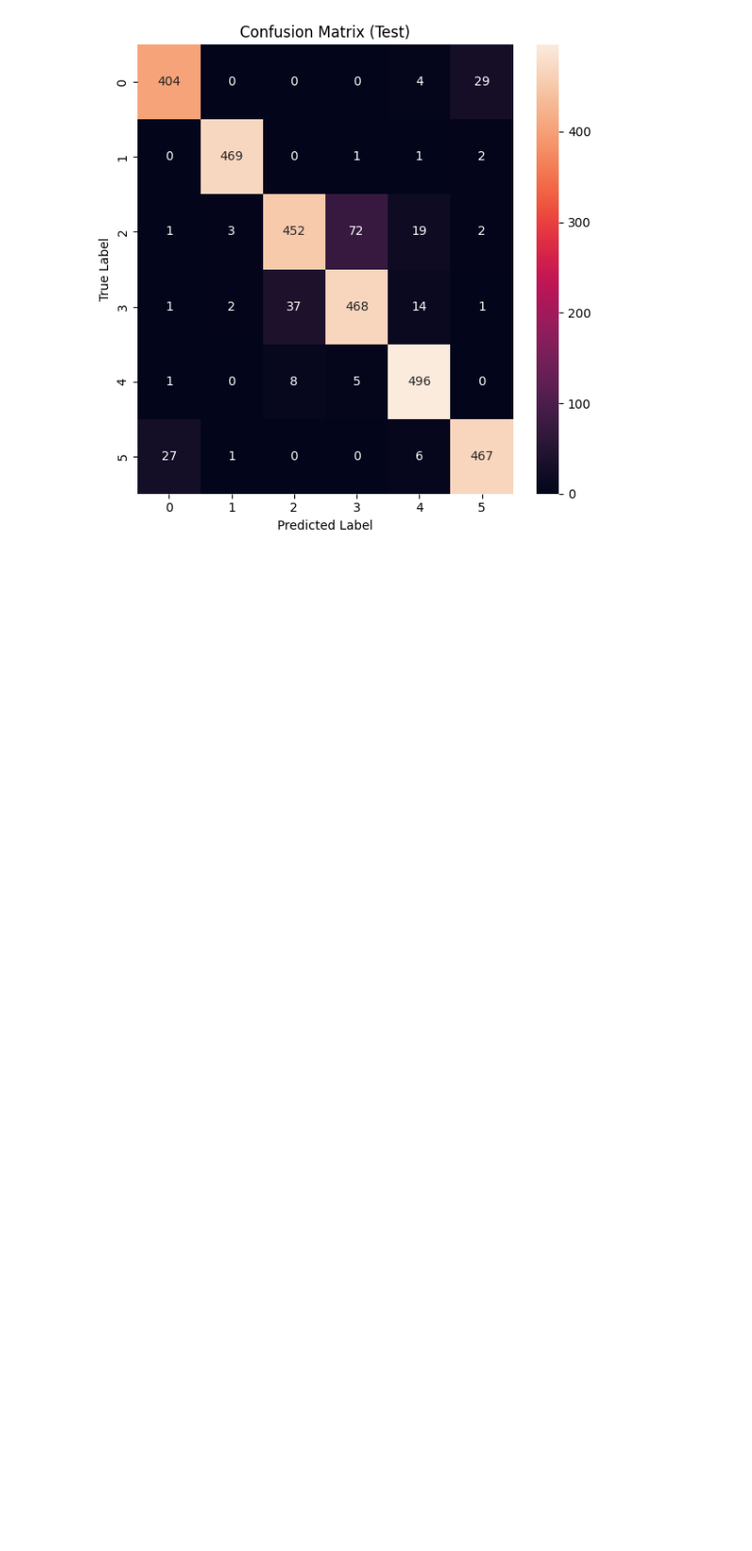
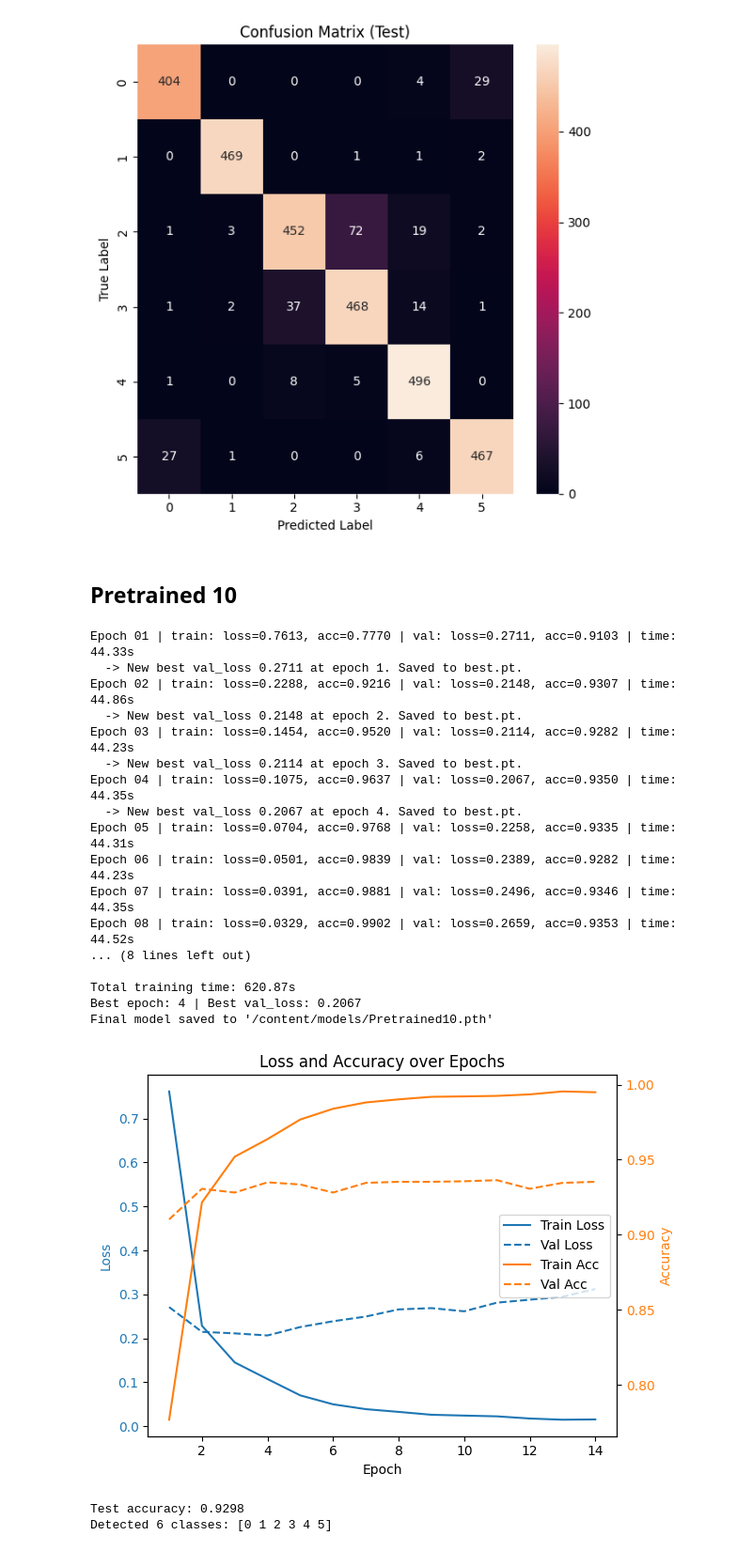
Before and after one commit to Tiromachelan/cnn-image-classification, a Jupyter notebook: HW3.ipynb, the cells around one changed output. Shown at 94% size. Drawn from its saved outputs; the diff is of its cells as text; code cells hidden in the pictures; blank space fills up the shorter version.

```diff
--- a/HW3.ipynb
+++ b/HW3.ipynb
@@ -1429,3 +1429,44 @@ Final model saved to '/content/models/Pretrained9.pth'
 Test accuracy: 0.9208
 Detected 6 classes: [0 1 2 3 4 5]
 [figure]
+# %% [markdown]
+## Pretrained 10
+# %%
+name = "Pretrained10"
+model = models.efficientnet_b0(weights=models.EfficientNet_B0_Weights.DEFAULT)
+
+num_features = model.classifier[1].in_features
+model.classifier[1] = nn.Linear(num_features, 6)
+
+optimizer = optim.Adam(model.parameters(), lr=0.0001)
+epochs = 100
+criterion = nn.CrossEntropyLoss()
+history = {
+    "train_loss": [], "train_acc": [],
+    "val_loss":   [], "val_acc":   []
+}
+
+model = model.to(device)
+train(name, model, optimizer, epochs, criterion, history)
+display_results("models/Pretrained10.pth", model)
+# %% [output]
+Epoch 01 | train: loss=0.7613, acc=0.7770 | val: loss=0.2711, acc=0.9103 | time: 44.33s
+  -> New best val_loss 0.2711 at epoch 1. Saved to best.pt.
+Epoch 02 | train: loss=0.2288, acc=0.9216 | val: loss=0.2148, acc=0.9307 | time: 44.86s
+  -> New best val_loss 0.2148 at epoch 2. Saved to best.pt.
+Epoch 03 | train: loss=0.1454, acc=0.9520 | val: loss=0.2114, acc=0.9282 | time: 44.23s
+  -> New best val_loss 0.2114 at epoch 3. Saved to best.pt.
+Epoch 04 | train: loss=0.1075, acc=0.9637 | val: loss=0.2067, acc=0.9350 | time: 44.35s
+  -> New best val_loss 0.2067 at epoch 4. Saved to best.pt.
+Epoch 05 | train: loss=0.0704, acc=0.9768 | val: loss=0.2258, acc=0.9335 | time: 44.31s
+Epoch 06 | train: loss=0.0501, acc=0.9839 | val: loss=0.2389, acc=0.9282 | time: 44.23s
+Epoch 07 | train: loss=0.0391, acc=0.9881 | val: loss=0.2496, acc=0.9346 | time: 44.35s
+Epoch 08 | train: loss=0.0329, acc=0.9902 | val: loss=0.2659, acc=0.9353 | time: 44.52s
+... (8 lines left out)
+
+Total training time: 620.87s
+Best epoch: 4 | Best val_loss: 0.2067
+Final model saved to '/content/models/Pretrained10.pth'
+[figure, added]
+Test accuracy: 0.9298
+Detected 6 classes: [0 1 2 3 4 5]
```
Also changed, not shown: parts of 1 cell of this notebook.
